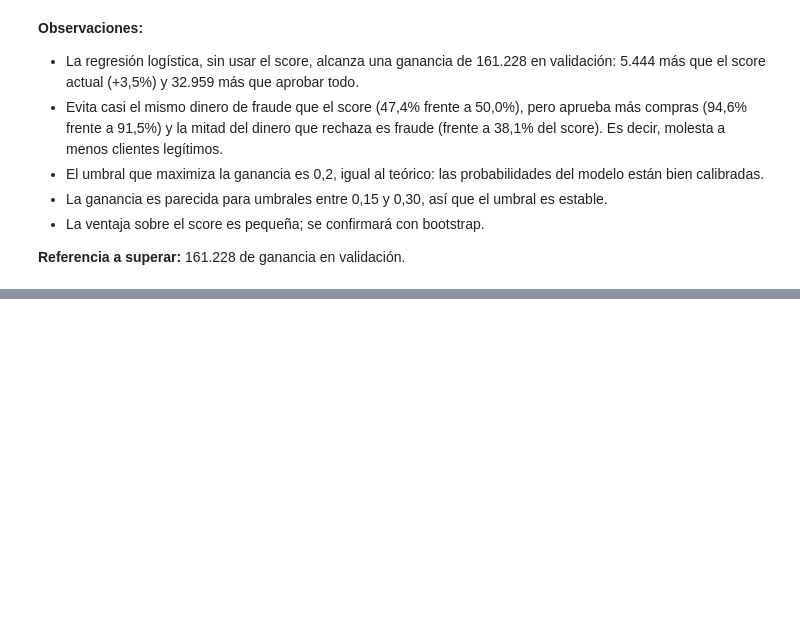
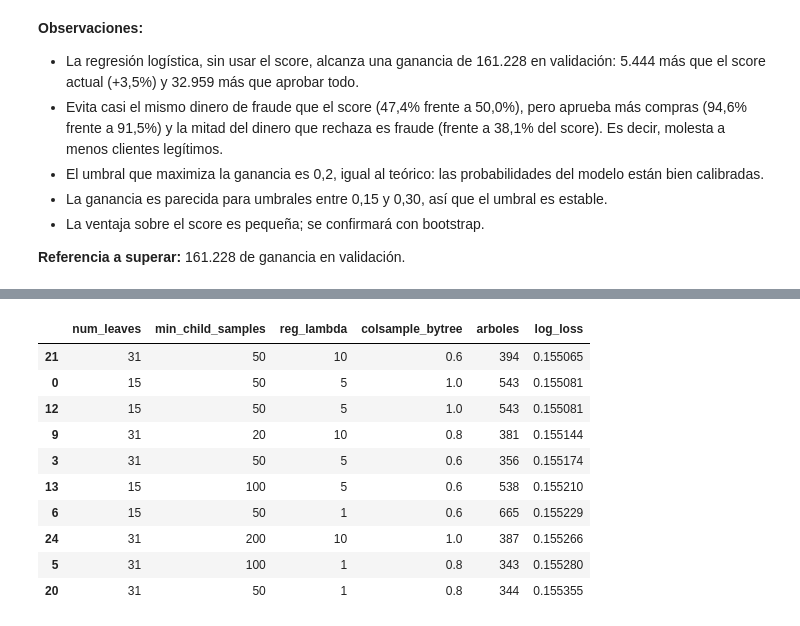
Before and after one commit to joavillalobosca25/meli-fraud-challenge, a Jupyter notebook: notebooks/03_modelado.ipynb, the cells around one changed output, grey strips where cells are left out. Cells and saved outputs as stored; diff of their text form; code cells hidden in the pictures; blank space fills up the shorter version.

Commit message:
Ajuste de hiperparámetros de los tres modelos y umbral teórico

```diff
--- a/notebooks/03_modelado.ipynb
+++ b/notebooks/03_modelado.ipynb
@@ -223,0 +263,49 @@ plt.show()
+# %%
+espacio_lgbm = {
+    "num_leaves": [15, 31, 63, 127],
+    "min_child_samples": [20, 50, 100, 200],
+    "reg_lambda": [0, 1, 5, 10],
+    "colsample_bytree": [0.6, 0.8, 1.0],
+}
+
+generador = np.random.default_rng(config["seed"])
+pruebas_lgbm = []
+
+for _ in range(30):
+    parametros = {nombre: generador.choice(valores).item() for nombre, valores in espacio_lgbm.items()}
+
+    modelo = lgb.LGBMClassifier(
+        n_estimators=2000,
+        learning_rate=0.03,
+        subsample=0.8,
+        subsample_freq=1,
+        random_state=config["seed"],
+        verbose=-1,
+        **parametros,
+    )
+    modelo.fit(
+        X_entrenamiento,
+        y_entrenamiento,
+        eval_X=X_validacion,
+        eval_y=y_validacion,
+        eval_metric="binary_logloss",
+        callbacks=[lgb.early_stopping(100, verbose=False)],
+    )
+
+    proba = modelo.predict_proba(X_validacion)[:, 1]
+    pruebas_lgbm.append({**parametros, "arboles": modelo.best_iteration_, "log_loss": log_loss(y_validacion, proba)})
+
+pruebas_lgbm = pd.DataFrame(pruebas_lgbm).sort_values("log_loss")
+pruebas_lgbm.head(10)
+# %% [output]
+|  | num_leaves | min_child_samples | reg_lambda | colsample_bytree | arboles | log_loss |
+| 21 | 31 | 50 | 10 | 0.6 | 394 | 0.155065 |
+| 0 | 15 | 50 | 5 | 1.0 | 543 | 0.155081 |
+| 12 | 15 | 50 | 5 | 1.0 | 543 | 0.155081 |
+| 9 | 31 | 20 | 10 | 0.8 | 381 | 0.155144 |
+| 3 | 31 | 50 | 5 | 0.6 | 356 | 0.155174 |
+| 13 | 15 | 100 | 5 | 0.6 | 538 | 0.155210 |
+| 6 | 15 | 50 | 1 | 0.6 | 665 | 0.155229 |
+| 24 | 31 | 200 | 10 | 1.0 | 387 | 0.155266 |
+| 5 | 31 | 100 | 1 | 0.8 | 343 | 0.155280 |
+| 20 | 31 | 50 | 1 | 0.8 | 344 | 0.155355 |
```
Also changed, not shown: parts of 17 cells of this notebook, 1 other file.
